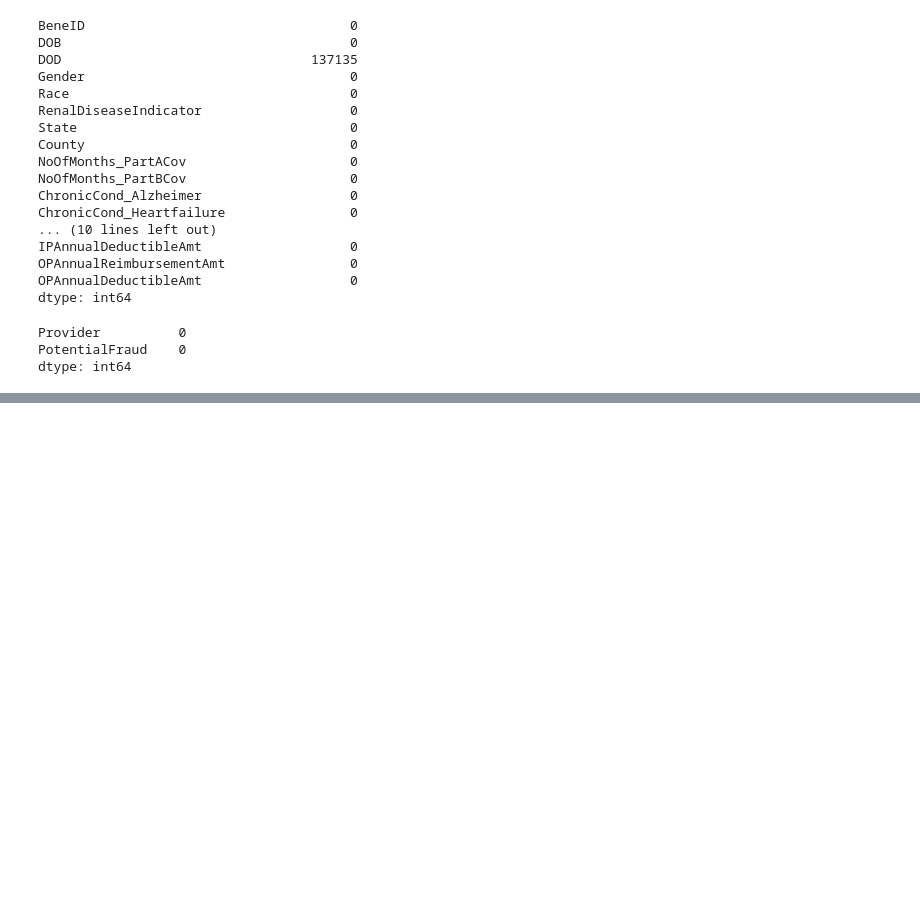
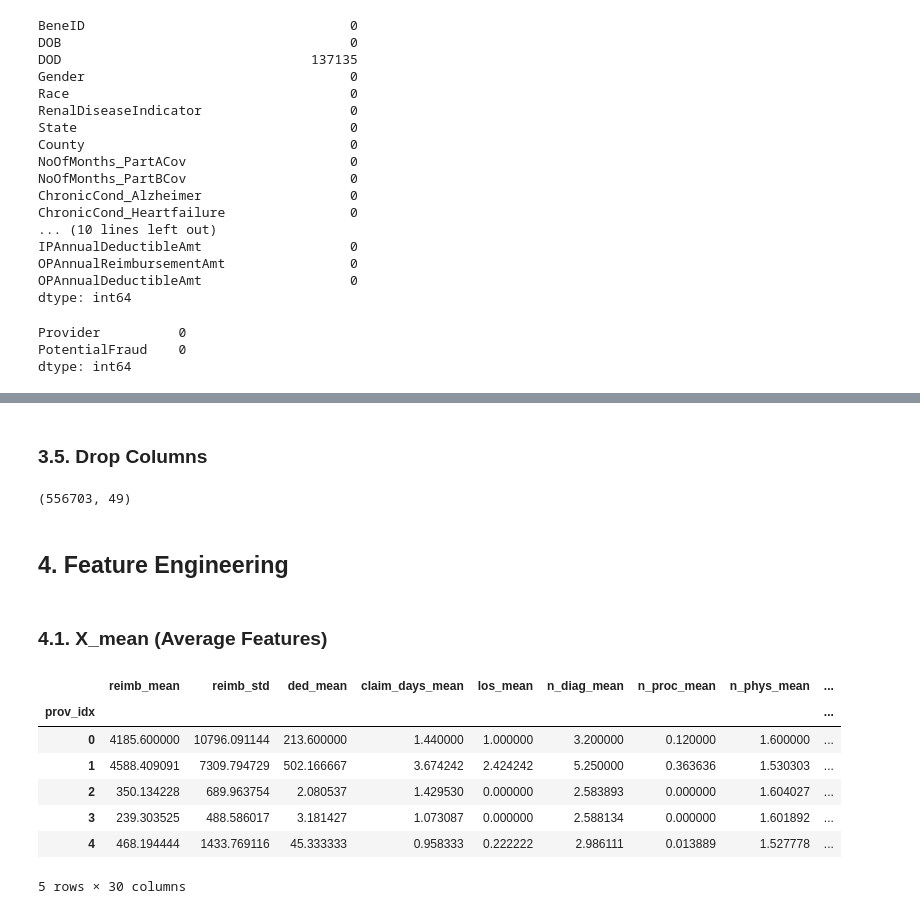
Before and after one commit to johanescedrick/medicare-fraud-detection-research, a Jupyter notebook: notebook/gnn_research_in_healthcare_fraud_detection.ipynb, the cells around one changed output, grey strips where cells are left out. Drawn from its saved outputs; the diff is of its cells as text; code cells hidden in the pictures; blank space fills up the shorter version.

```diff
--- a/notebook/gnn_research_in_healthcare_fraud_detection.ipynb
+++ b/notebook/gnn_research_in_healthcare_fraud_detection.ipynb
@@ -227,0 +389,13 @@ dtype: int64
+# %%
+claims['gender'] = (claims['Gender'] == 2).astype(int)
+claims['renal'] = (claims['RenalDiseaseIndicator'] == 'Y').astype(int)
+claims['is_dead'] = claims['DOD'].notna().astype(int)
+
+for col in chronic_cols:
+    claims[col] = (claims[col] == 1).astype(int)     # 1 = yes, 2 = no  -->  1 / 0
+
+claims['county_key'] = claims['State'] * 1000 + claims['County']   # county codes repeat across states
+
+race = pd.get_dummies(claims['Race'], prefix='race', dtype=int)
+race_cols = list(race.columns)
+claims = pd.concat([claims, race], axis=1)
@@ -227,0 +414,49 @@ dtype: int64
+# %% [markdown]
+### 3.5. Drop Columns
+# %%
+drop_cols = diag_cols + proc_cols + ['ClmAdmitDiagnosisCode', 'DiagnosisGroupCode', 'ClaimStartDt',
+             'ClaimEndDt', 'AdmissionDt', 'DischargeDt', 'DOB', 'DOD', 'PotentialFraud']
+# %%
+claims = claims.drop(columns=drop_cols)
+print(claims.shape)
+# %% [output]
+(556703, 49)
+# %% [markdown]
+## **4. Feature Engineering**
+# %% [markdown]
+### 4.1. X_mean (Average Features)
+# %%
+amount_cols = ['IPAnnualReimbursementAmt', 'IPAnnualDeductibleAmt', 'OPAnnualReimbursementAmt', 'OPAnnualDeductibleAmt']
+month_cols = ['NoOfMonths_PartACov', 'NoOfMonths_PartBCov']
+
+g = claims.groupby('prov_idx')
+
+X_mean_df = pd.DataFrame({
+    'reimb_mean': g['InscClaimAmtReimbursed'].mean(),
+    'reimb_std': g['InscClaimAmtReimbursed'].std().fillna(0),
+    'ded_mean': g['DeductibleAmtPaid'].mean(),
+    'claim_days_mean': g['claim_days'].mean(),
+    'los_mean': g['los'].mean(),
+    'n_diag_mean': g['n_diag'].mean(),
+    'n_proc_mean': g['n_proc'].mean(),
+    'n_phys_mean': g['n_phys'].mean(),
+    'age_mean': g['age'].mean(),
+    'male_frac': g['gender'].mean(),
+    'dead_frac': g['is_dead'].mean(),
+    'renal_frac': g['renal'].mean(),
+    'ip_ratio': g['is_ip'].mean(),
+})
+for col in chronic_cols + amount_cols + month_cols:
+    X_mean_df['mean_' + col] = g[col].mean()
+
+X_MEAN = list(X_mean_df.columns)
+X_mean_df.head()
+# %% [output]
+|  | reimb_mean | reimb_std | ded_mean | claim_days_mean | los_mean | n_diag_mean | n_proc_mean | n_phys_mean | ... |
+| prov_idx |  |  |  |  |  |  |  |  | ... |
+| 0 | 4185.600000 | 10796.091144 | 213.600000 | 1.440000 | 1.000000 | 3.200000 | 0.120000 | 1.600000 | ... |
+| 1 | 4588.409091 | 7309.794729 | 502.166667 | 3.674242 | 2.424242 | 5.250000 | 0.363636 | 1.530303 | ... |
+| 2 | 350.134228 | 689.963754 | 2.080537 | 1.429530 | 0.000000 | 2.583893 | 0.000000 | 1.604027 | ... |
+| 3 | 239.303525 | 488.586017 | 3.181427 | 1.073087 | 0.000000 | 2.588134 | 0.000000 | 1.601892 | ... |
+| 4 | 468.194444 | 1433.769116 | 45.333333 | 0.958333 | 0.222222 | 2.986111 | 0.013889 | 1.527778 | ... |
+5 rows × 30 columns
```
Also changed, not shown: parts of 79 cells of this notebook, 3 other files.
